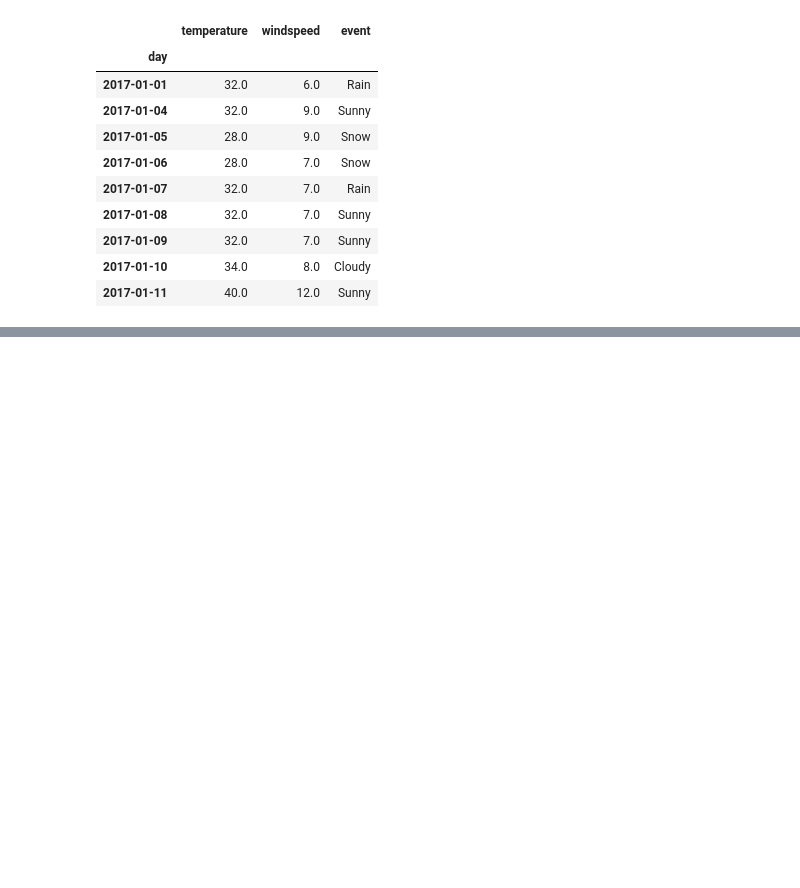
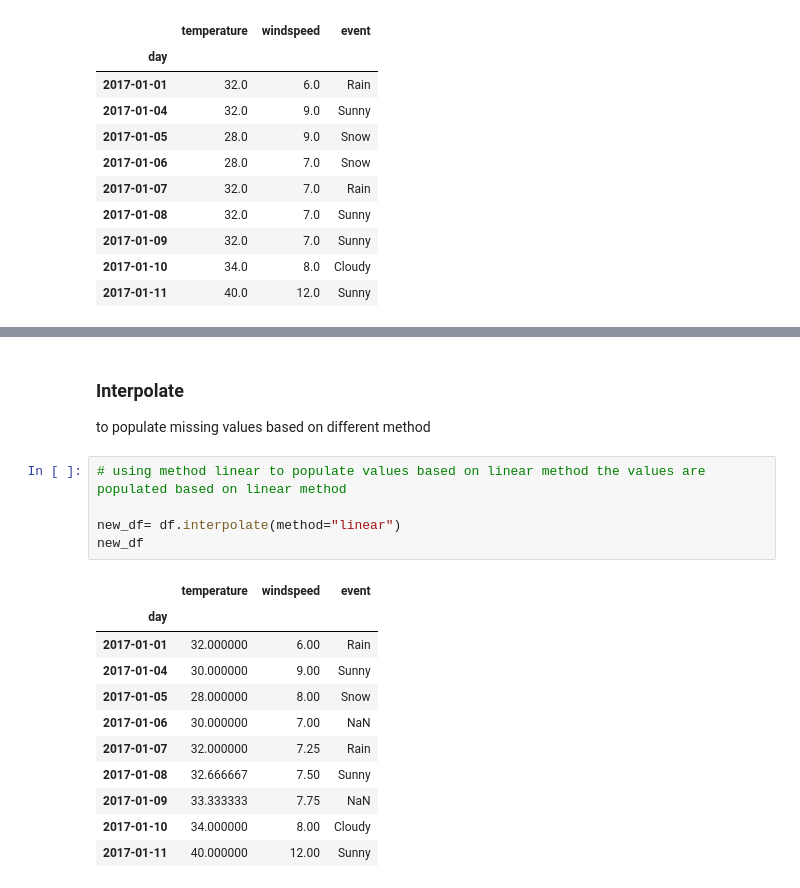
Before and after one commit to manish01017/Python-Practice, a Jupyter notebook: Pandas_basics.ipynb, the cells around one changed output, grey strips where cells are left out. Saved outputs shown, nothing was run; the diff lists cells and outputs as text; blank space fills up the shorter version.

```diff
--- a/Pandas_basics.ipynb
+++ b/Pandas_basics.ipynb
@@ -367,0 +402,20 @@ new_df
+# %% [markdown]
+### Interpolate
+to populate missing values based on different method
+# %%
+# using method linear to populate values based on linear method the values are populated based on linear method
+
+new_df= df.interpolate(method="linear")
+new_df
+# %% [output]
+|  | temperature | windspeed | event |
+| day |  |  |  |
+| 2017-01-01 | 32.000000 | 6.00 | Rain |
+| 2017-01-04 | 30.000000 | 9.00 | Sunny |
+| 2017-01-05 | 28.000000 | 8.00 | Snow |
+| 2017-01-06 | 30.000000 | 7.00 | NaN |
+| 2017-01-07 | 32.000000 | 7.25 | Rain |
+| 2017-01-08 | 32.666667 | 7.50 | Sunny |
+| 2017-01-09 | 33.333333 | 7.75 | NaN |
+| 2017-01-10 | 34.000000 | 8.00 | Cloudy |
+| 2017-01-11 | 40.000000 | 12.00 | Sunny |
```
Also changed, not shown: parts of 12 cells of this notebook, 5 other files.
